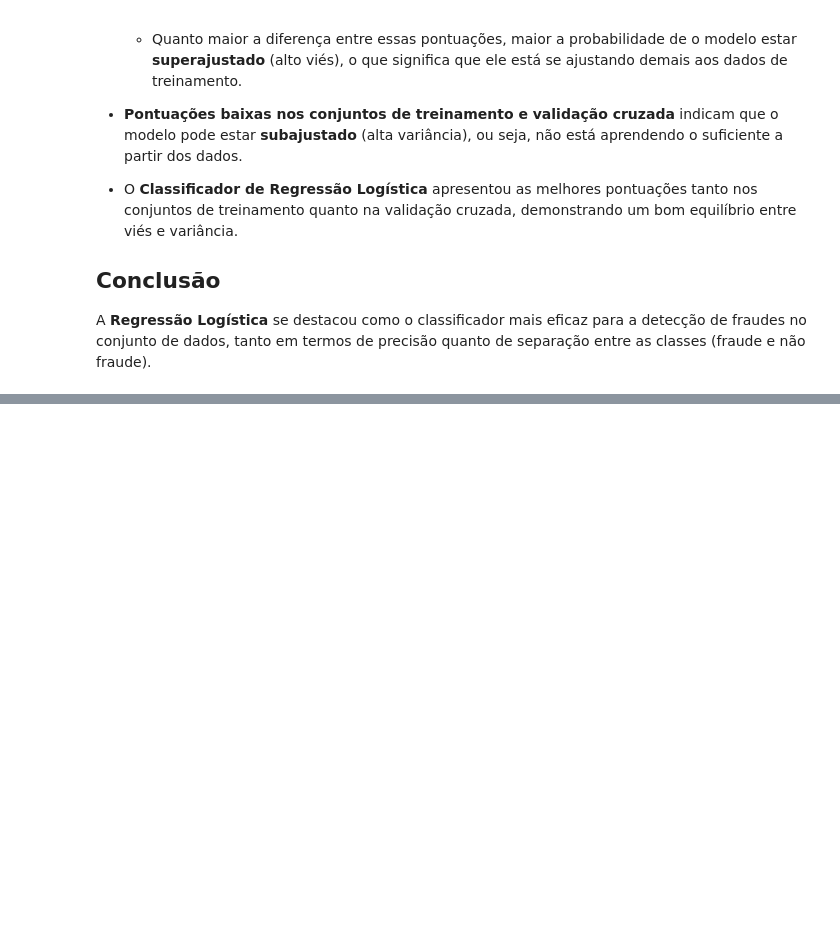
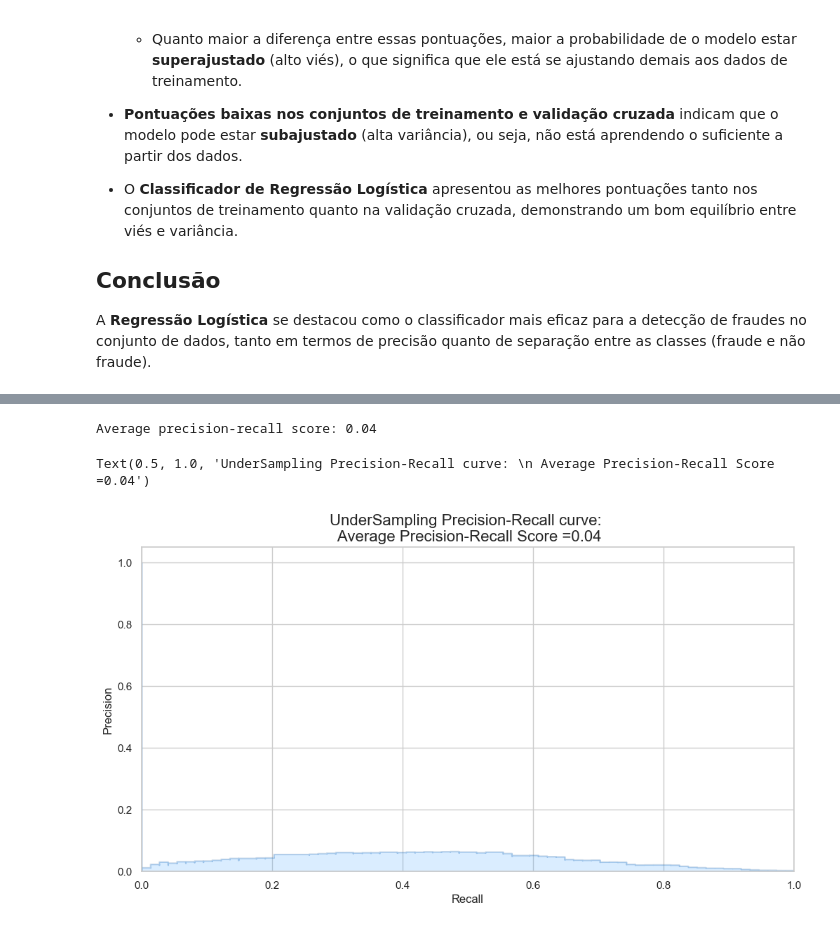
Before and after one commit to HenryCarvalho/Intelligent-Credit-Fraud-Detection-Model, a Jupyter notebook: notebooks/fraude_de_credito.ipynb, the cells around one changed output, grey strips where cells are left out. Cells and saved outputs as stored; diff of their text form; code cells hidden in the pictures; blank space fills up the shorter version.

```diff
--- a/notebooks/fraude_de_credito.ipynb
+++ b/notebooks/fraude_de_credito.ipynb
@@ -1054,0 +1219,33 @@ Decision Tree Classifier:  0.9351767797419971
+# %%
+undersample_y_score = log_reg.decision_function(original_Xtest)
+# %%
+from sklearn.metrics import average_precision_score
+
+undersample_average_precision = average_precision_score(original_ytest, undersample_y_score)
+
+print('Average precision-recall score: {0:0.2f}'.format(
+      undersample_average_precision))
+# %% [output]
+Average precision-recall score: 0.04
+# %%
+from sklearn.metrics import precision_recall_curve
+import matplotlib.pyplot as plt
+
+fig = plt.figure(figsize=(12,6))
+
+precision, recall, _ = precision_recall_curve(original_ytest, undersample_y_score)
+
+plt.step(recall, precision, color='#004a93', alpha=0.2,
+         where='post')
+plt.fill_between(recall, precision, step='post', alpha=0.2,
+                 color='#48a6ff')
+
+plt.xlabel('Recall')
+plt.ylabel('Precision')
+plt.ylim([0.0, 1.05])
+plt.xlim([0.0, 1.0])
+plt.title('UnderSampling Precision-Recall curve: \n Average Precision-Recall Score ={0:0.2f}'.format(
+          undersample_average_precision), fontsize=16)
+# %% [output]
+Text(0.5, 1.0, 'UnderSampling Precision-Recall curve: \n Average Precision-Recall Score =0.04')
+[figure, added]
```
Also changed, not shown: parts of 22 cells of this notebook.
